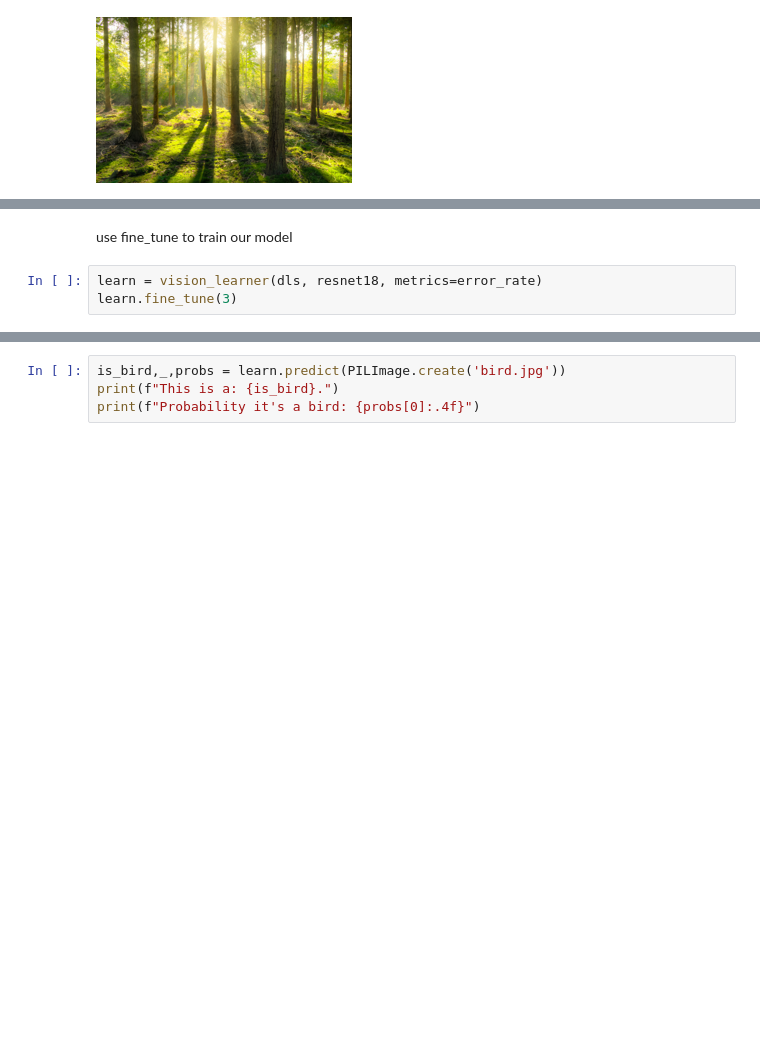
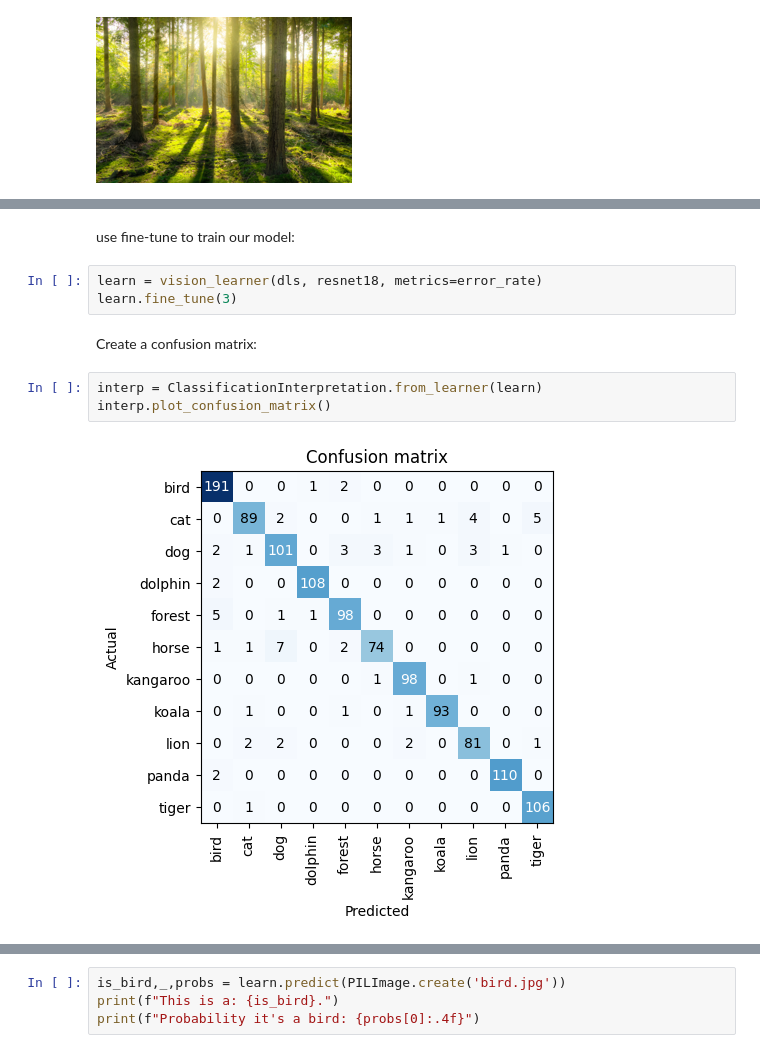
Before and after one commit to guangyu-chen1991/course22, a Jupyter notebook: 10animals.ipynb, the cells around one changed output, grey strips where cells are left out. Saved outputs shown, nothing was run; the diff lists cells and outputs as text; blank space fills up the shorter version.

```diff
--- a/10animals.ipynb
+++ b/10animals.ipynb
@@ -72,5 +73,12 @@ dls.show_batch(max_n=20)
 # %% [markdown]
-use fine_tune to train our model
+use fine-tune to train our model:
 # %%
 learn = vision_learner(dls, resnet18, metrics=error_rate)
 learn.fine_tune(3)
+# %% [markdown]
+Create a confusion matrix:
+# %%
+interp = ClassificationInterpretation.from_learner(learn)
+interp.plot_confusion_matrix()
+# %% [output]
+[figure, added]
```
Also changed, not shown: parts of 17 cells of this notebook, 1 other file.
